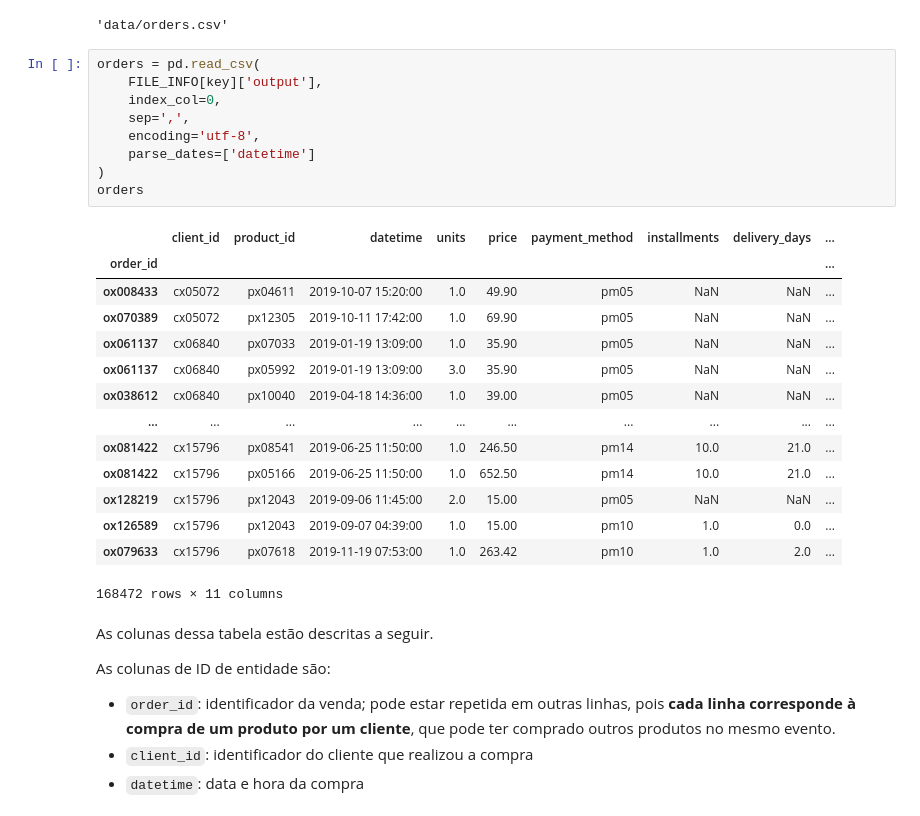
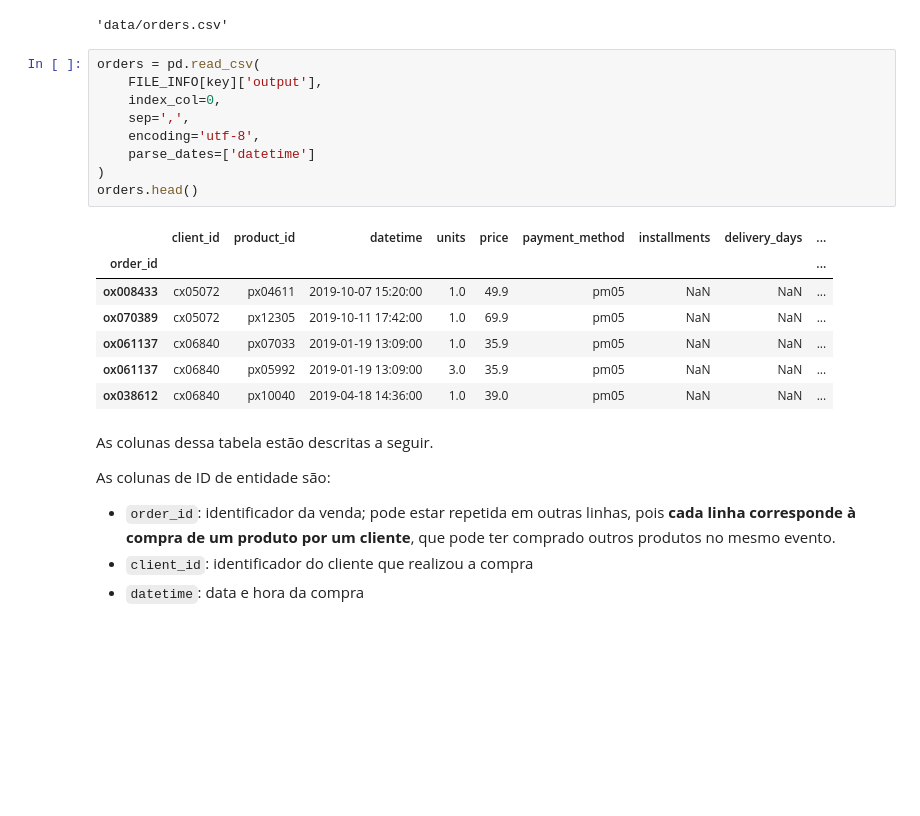
Before and after one commit to casjunior93/Desafio-Tera---Ensemble, a Jupyter notebook: Desafio_Assinado_Luizalabs_Ensembles.ipynb, the cells around one changed output. Saved outputs shown, nothing was run; the diff lists cells and outputs as text; blank space fills up the shorter version.

```diff
--- a/Desafio_Assinado_Luizalabs_Ensembles.ipynb
+++ b/Desafio_Assinado_Luizalabs_Ensembles.ipynb
@@ -295,27 +269,20 @@ To: /content/data/orders.csv
 # %%
 orders = pd.read_csv(
     FILE_INFO[key]['output'],
     index_col=0,
     sep=',',
     encoding='utf-8',
     parse_dates=['datetime']
 )
-orders
+orders.head()
 # %% [output]
 |  | client_id | product_id | datetime | units | price | payment_method | installments | delivery_days | ... |
 | order_id |  |  |  |  |  |  |  |  | ... |
-| ox008433 | cx05072 | px04611 | 2019-10-07 15:20:00 | 1.0 | 49.90 | pm05 | NaN | NaN | ... |
-| ox070389 | cx05072 | px12305 | 2019-10-11 17:42:00 | 1.0 | 69.90 | pm05 | NaN | NaN | ... |
-| ox061137 | cx06840 | px07033 | 2019-01-19 13:09:00 | 1.0 | 35.90 | pm05 | NaN | NaN | ... |
-| ox061137 | cx06840 | px05992 | 2019-01-19 13:09:00 | 3.0 | 35.90 | pm05 | NaN | NaN | ... |
-| ox038612 | cx06840 | px10040 | 2019-04-18 14:36:00 | 1.0 | 39.00 | pm05 | NaN | NaN | ... |
-| ... | ... | ... | ... | ... | ... | ... | ... | ... | ... |
-| ox081422 | cx15796 | px08541 | 2019-06-25 11:50:00 | 1.0 | 246.50 | pm14 | 10.0 | 21.0 | ... |
-| ox081422 | cx15796 | px05166 | 2019-06-25 11:50:00 | 1.0 | 652.50 | pm14 | 10.0 | 21.0 | ... |
-| ox128219 | cx15796 | px12043 | 2019-09-06 11:45:00 | 2.0 | 15.00 | pm05 | NaN | NaN | ... |
-| ox126589 | cx15796 | px12043 | 2019-09-07 04:39:00 | 1.0 | 15.00 | pm10 | 1.0 | 0.0 | ... |
-| ox079633 | cx15796 | px07618 | 2019-11-19 07:53:00 | 1.0 | 263.42 | pm10 | 1.0 | 2.0 | ... |
+| ox008433 | cx05072 | px04611 | 2019-10-07 15:20:00 | 1.0 | 49.9 | pm05 | NaN | NaN | ... |
+| ox070389 | cx05072 | px12305 | 2019-10-11 17:42:00 | 1.0 | 69.9 | pm05 | NaN | NaN | ... |
+| ox061137 | cx06840 | px07033 | 2019-01-19 13:09:00 | 1.0 | 35.9 | pm05 | NaN | NaN | ... |
+| ox061137 | cx06840 | px05992 | 2019-01-19 13:09:00 | 3.0 | 35.9 | pm05 | NaN | NaN | ... |
+| ox038612 | cx06840 | px10040 | 2019-04-18 14:36:00 | 1.0 | 39.0 | pm05 | NaN | NaN | ... |
-168472 rows × 11 columns
 # %% [markdown]
 As colunas dessa tabela estão descritas a seguir.
 
```
Also changed, not shown: parts of 15 cells of this notebook.
